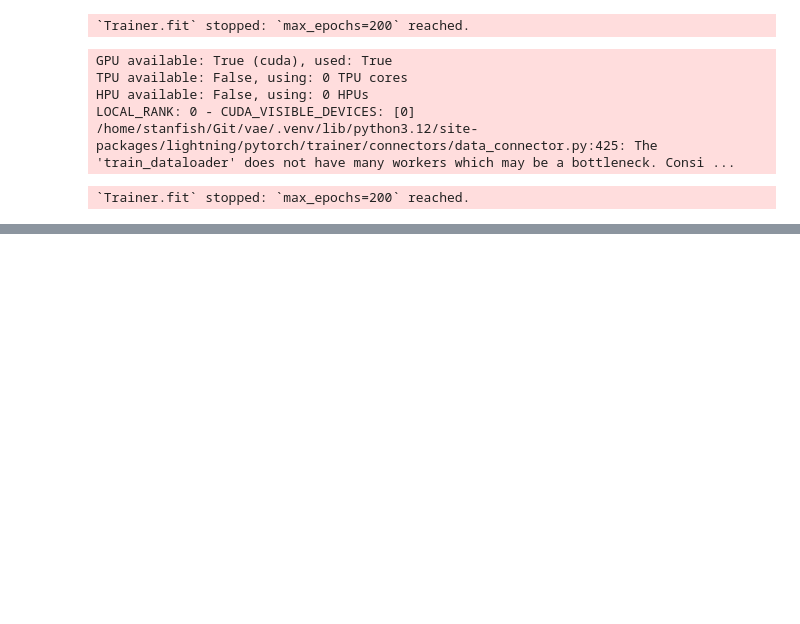
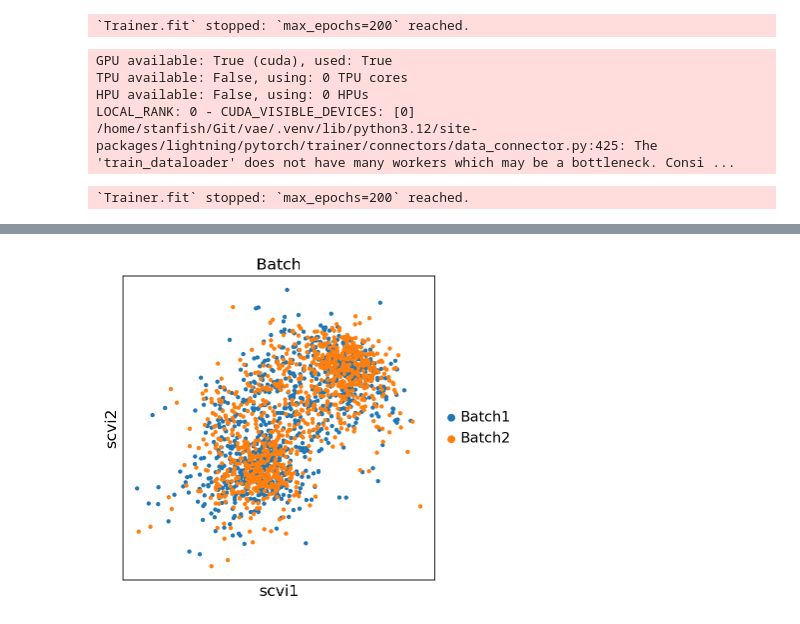
Before and after one commit to stanfish06/vae, a Jupyter notebook: scripts/test_scvi.ipynb, the cells around one changed output, grey strips where cells are left out. Saved outputs shown, nothing was run; the diff lists cells and outputs as text; code cells hidden in the pictures; blank space fills up the shorter version.

```diff
--- a/scripts/test_scvi.ipynb
+++ b/scripts/test_scvi.ipynb
@@ -83,3 +139,7 @@ sc.pl.embedding(adata, basis="umap_scvi", color="Batch")
+# %%
+sc.pl.embedding(adata, basis="scvi", color="Batch", components=["1,2"])
+# %% [output]
+[figure, added]
 # %%
 adata_sub = adata[adata.obs["Batch"] == "Batch2"].copy()
 sc.pp.neighbors(adata_sub)
```
Also changed, not shown: parts of 13 cells of this notebook, 1 other file.
